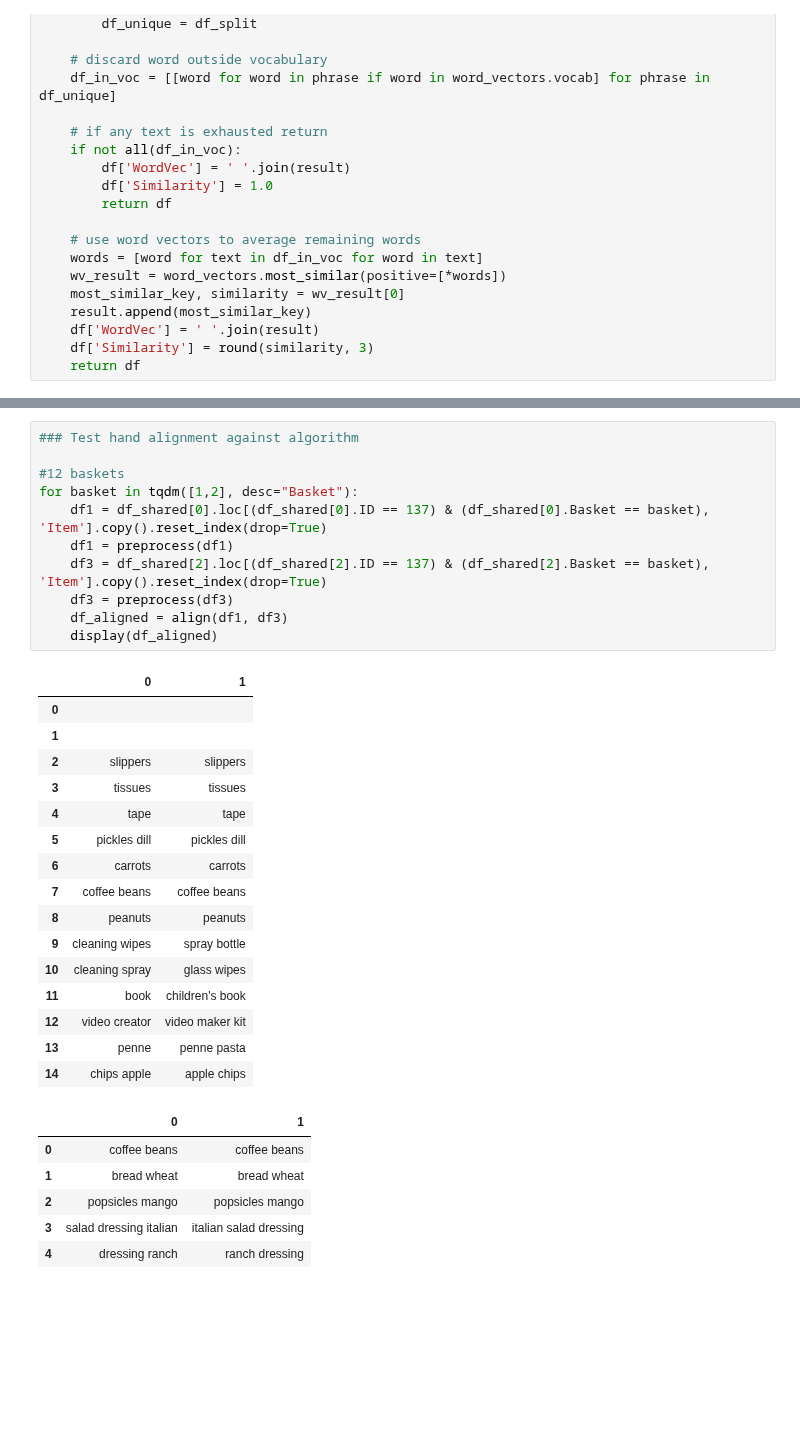
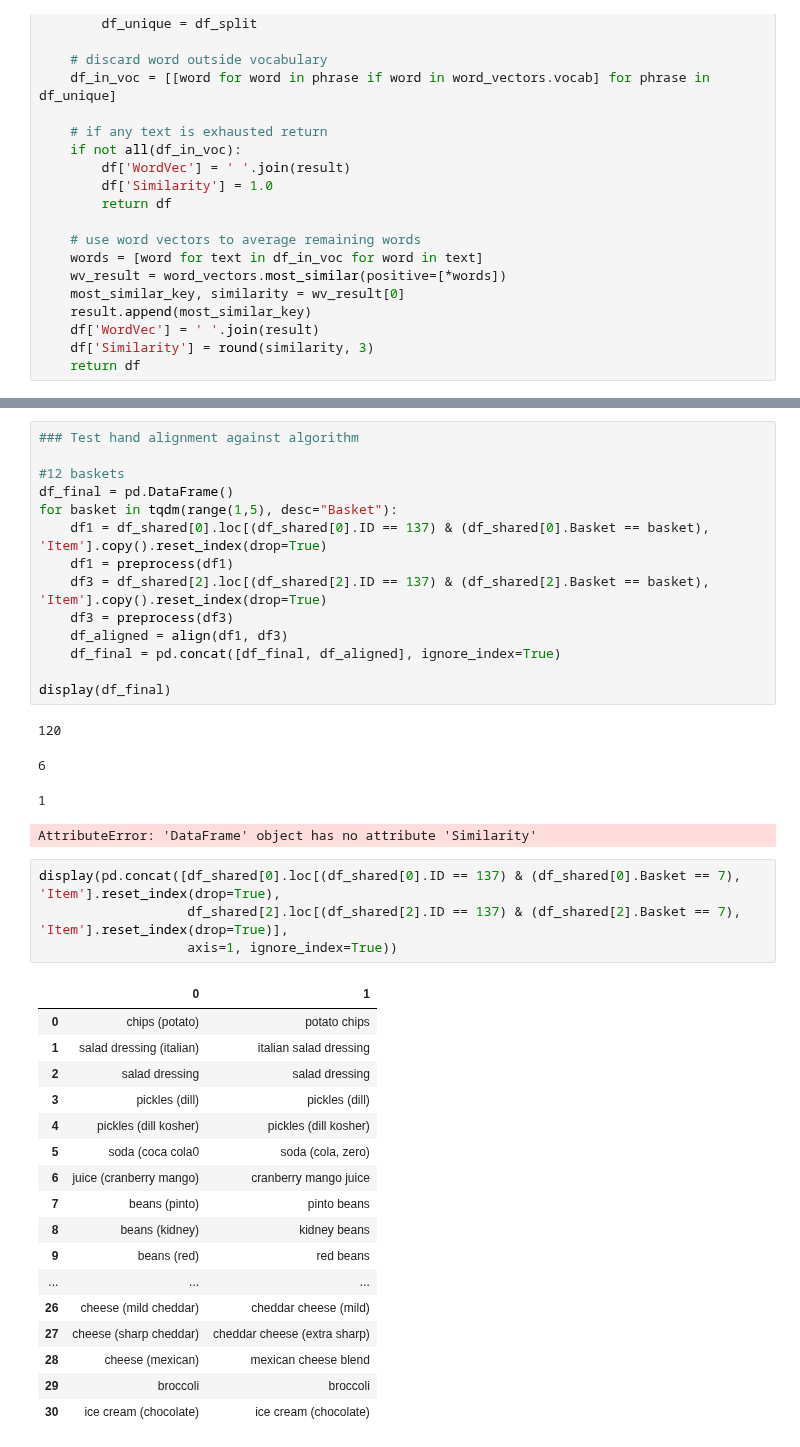
Before and after one commit to jjailer/grocery-receipt-data-cleaning, a Jupyter notebook: Scripts/merge.ipynb, the cells around one changed output, grey strips where cells are left out. Drawn from its saved outputs; the diff is of its cells as text; blank space fills up the shorter version.

```diff
--- a/Scripts/merge.ipynb
+++ b/Scripts/merge.ipynb
@@ -163,33 +175,40 @@ display(df_hand_aligned)
 ### Test hand alignment against algorithm
 
 #12 baskets
-for basket in tqdm([1,2], desc="Basket"):
+df_final = pd.DataFrame()
+for basket in tqdm(range(1,5), desc="Basket"):
     df1 = df_shared[0].loc[(df_shared[0].ID == 137) & (df_shared[0].Basket == basket), 'Item'].copy().reset_index(drop=True)
     df1 = preprocess(df1)
     df3 = df_shared[2].loc[(df_shared[2].ID == 137) & (df_shared[2].Basket == basket), 'Item'].copy().reset_index(drop=True)
     df3 = preprocess(df3)
     df_aligned = align(df1, df3)
-    display(df_aligned)
+    df_final = pd.concat([df_final, df_aligned], ignore_index=True)
+
+display(df_final)
 # %% [output]
-|  | 0 | 1 |
-| 0 |  |  |
-| 1 |  |  |
-| 2 | slippers | slippers |
-| 3 | tissues | tissues |
-| 4 | tape | tape |
-| 5 | pickles dill | pickles dill |
-| 6 | carrots | carrots |
-| 7 | coffee beans | coffee beans |
-| 8 | peanuts | peanuts |
-| 9 | cleaning wipes | spray bottle |
-| 10 | cleaning spray | glass wipes |
-| 11 | book | children's book |
-| 12 | video creator | video maker kit |
-| 13 | penne | penne pasta |
-| 14 | chips apple | apple chips |
-|  | 0 | 1 |
-| 0 | coffee beans | coffee beans |
-| 1 | bread wheat | bread wheat |
-| 2 | popsicles mango | popsicles mango |
-| 3 | salad dressing italian | italian salad dressing |
-| 4 | dressing ranch | ranch dressing |
+120
+6
+1
+AttributeError: 'DataFrame' object has no attribute 'Similarity'
+# %%
+display(pd.concat([df_shared[0].loc[(df_shared[0].ID == 137) & (df_shared[0].Basket == 7), 'Item'].reset_index(drop=True),
+                   df_shared[2].loc[(df_shared[2].ID == 137) & (df_shared[2].Basket == 7), 'Item'].reset_index(drop=True)],
+                   axis=1, ignore_index=True))
+# %% [output]
+|  | 0 | 1 |
+| 0 | chips (potato) | potato chips |
+| 1 | salad dressing (italian) | italian salad dressing |
+| 2 | salad dressing | salad dressing |
+| 3 | pickles (dill) | pickles (dill) |
+| 4 | pickles (dill kosher) | pickles (dill kosher) |
+| 5 | soda (coca cola0 | soda (cola, zero) |
+| 6 | juice (cranberry mango) | cranberry mango juice |
+| 7 | beans (pinto) | pinto beans |
+| 8 | beans (kidney) | kidney beans |
+| 9 | beans (red) | red beans |
+| ... | ... | ... |
+| 26 | cheese (mild cheddar) | cheddar cheese (mild) |
+| 27 | cheese (sharp cheddar) | cheddar cheese (extra sharp) |
+| 28 | cheese (mexican) | mexican cheese blend |
+| 29 | broccoli | broccoli |
+| 30 | ice cream (chocolate) | ice cream (chocolate) |
```
Also changed, not shown: parts of 5 cells of this notebook.
